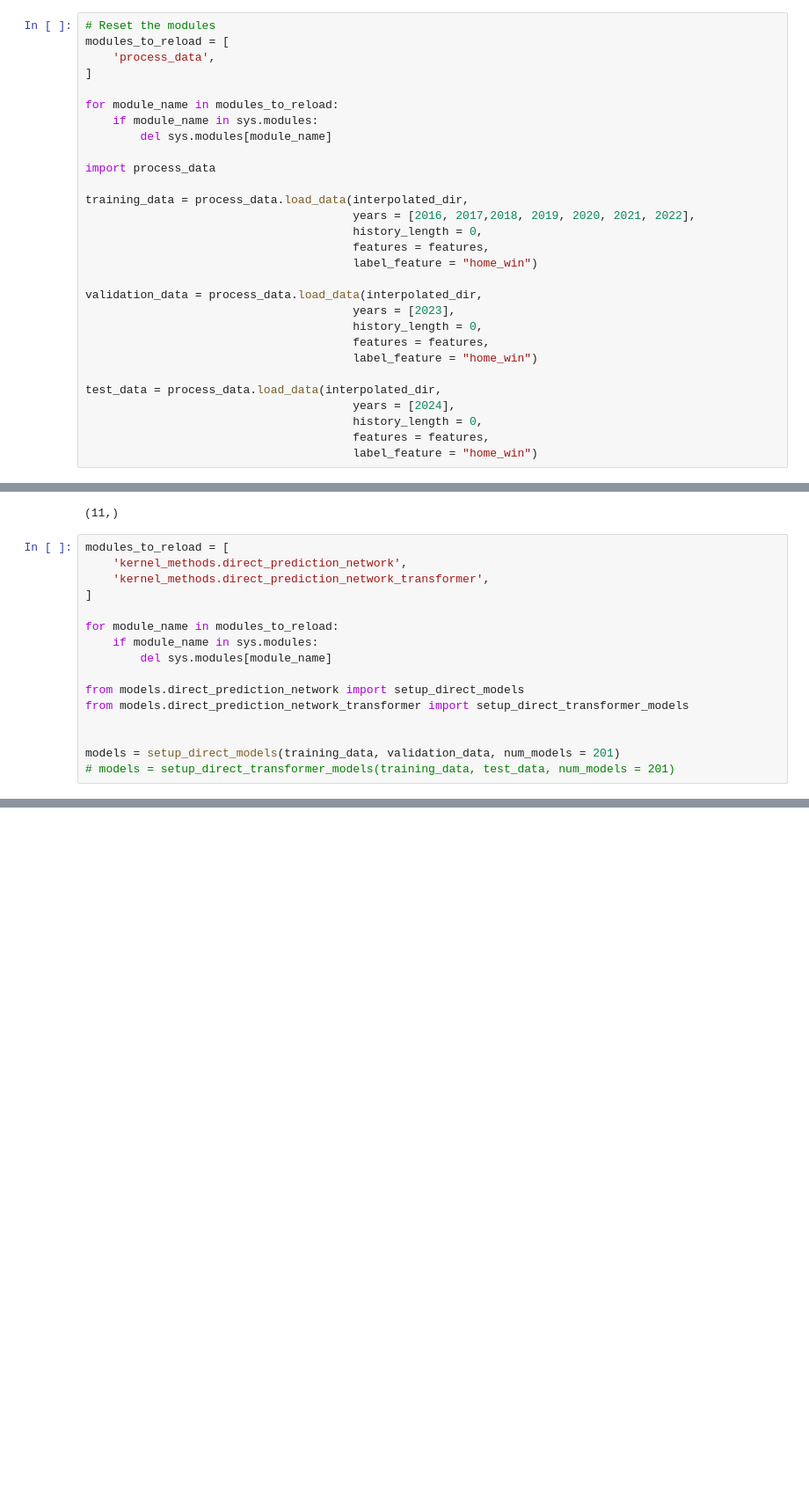
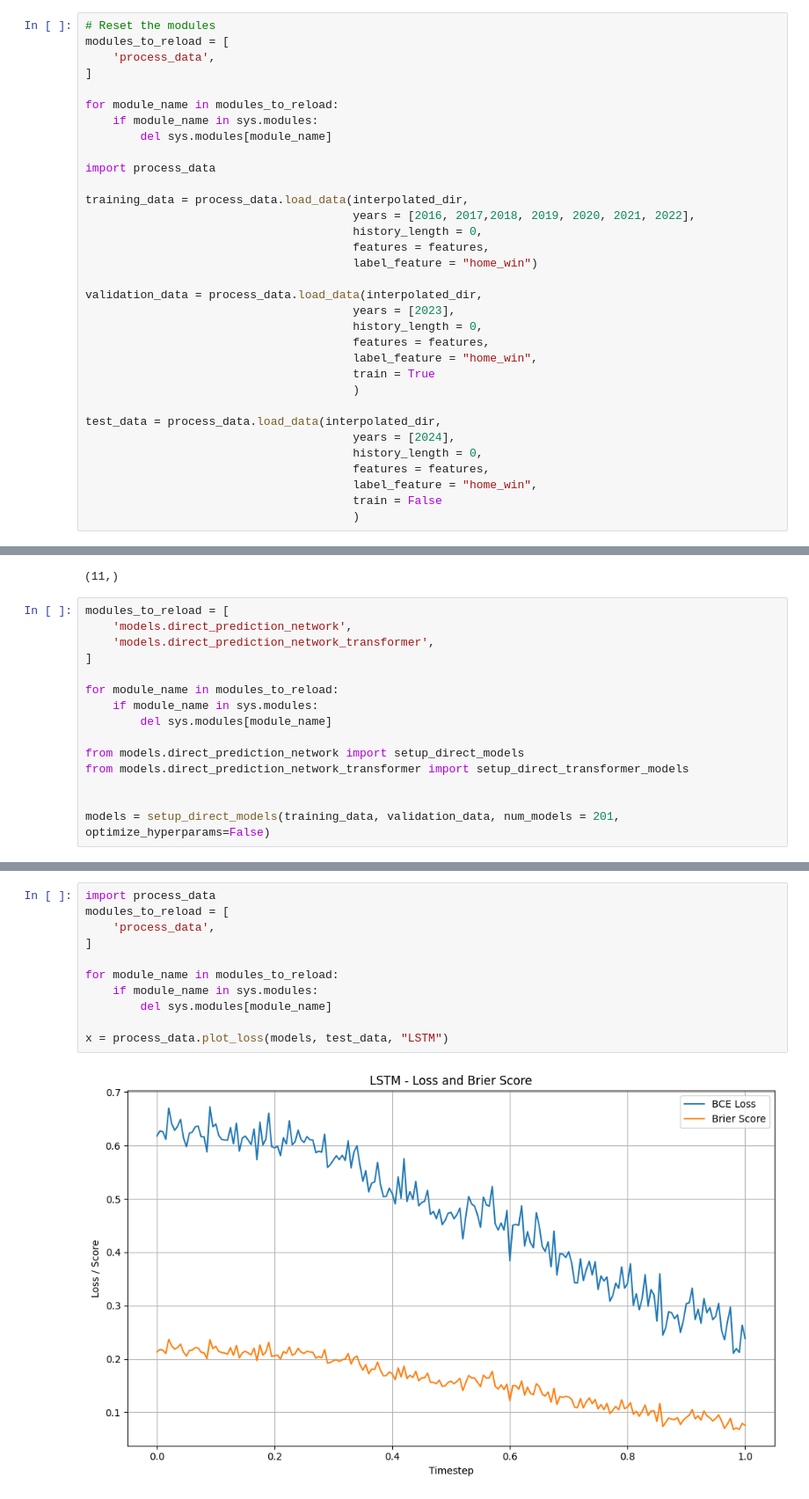
Before and after one commit to alys28/probabilistic_forecasts_football, a Jupyter notebook: NFL/ML/notebooks/neural_network.ipynb, the cells around one changed output, grey strips where cells are left out. Shown at 88% size. Saved outputs shown, nothing was run; the diff lists cells and outputs as text; blank space fills up the shorter version.

```diff
--- a/NFL/ML/notebooks/neural_network.ipynb
+++ b/NFL/ML/notebooks/neural_network.ipynb
@@ -34,12 +34,16 @@ validation_data = process_data.load_data(interpolated_dir,
                                        years = [2023],
                                        history_length = 0,
                                        features = features,
-                                       label_feature = "home_win")
+                                       label_feature = "home_win",
+                                       train = True
+                                       )
 
 test_data = process_data.load_data(interpolated_dir,
                                        years = [2024],
                                        history_length = 0,
                                        features = features,
-                                       label_feature = "home_win")
+                                       label_feature = "home_win",
+                                       train = False
+                                       )
 # %% [output]
 Loading data for 2022
@@ -138,8 +142,8 @@ print(training_data[0.0][0]["rows"].shape)
 (11,)
 # %%
 modules_to_reload = [
-    'kernel_methods.direct_prediction_network',
-    'kernel_methods.direct_prediction_network_transformer',
+    'models.direct_prediction_network',
+    'models.direct_prediction_network_transformer',
 ]
 
 for module_name in modules_to_reload:
@@ -150,6 +154,5 @@ from models.direct_prediction_network import setup_direct_models
 from models.direct_prediction_network_transformer import setup_direct_transformer_models
 
 
-models = setup_direct_models(training_data, validation_data, num_models = 201)
-# models = setup_direct_transformer_models(training_data, test_data, num_models = 201)
+models = setup_direct_models(training_data, validation_data, num_models = 201, optimize_hyperparams=False)
 # %% [output]
@@ -172,4 +175,17 @@ Direct prediction model saved: saved_models/nfl_direct_model_direct_1.0-1.005_ep
 NFL direct model 201/201 completed
+# %%
+import process_data
+modules_to_reload = [
+    'process_data',
+]
+
+for module_name in modules_to_reload:
+    if module_name in sys.modules:
+        del sys.modules[module_name]
+
+x = process_data.plot_loss(models, test_data, "LSTM")
+# %% [output]
+[figure, added]
 # %%
 # Test accuracy of model for each timestep on test data and plot
 accuracies = []
```
Also changed, not shown: parts of 4 cells of this notebook, 11 other files.
